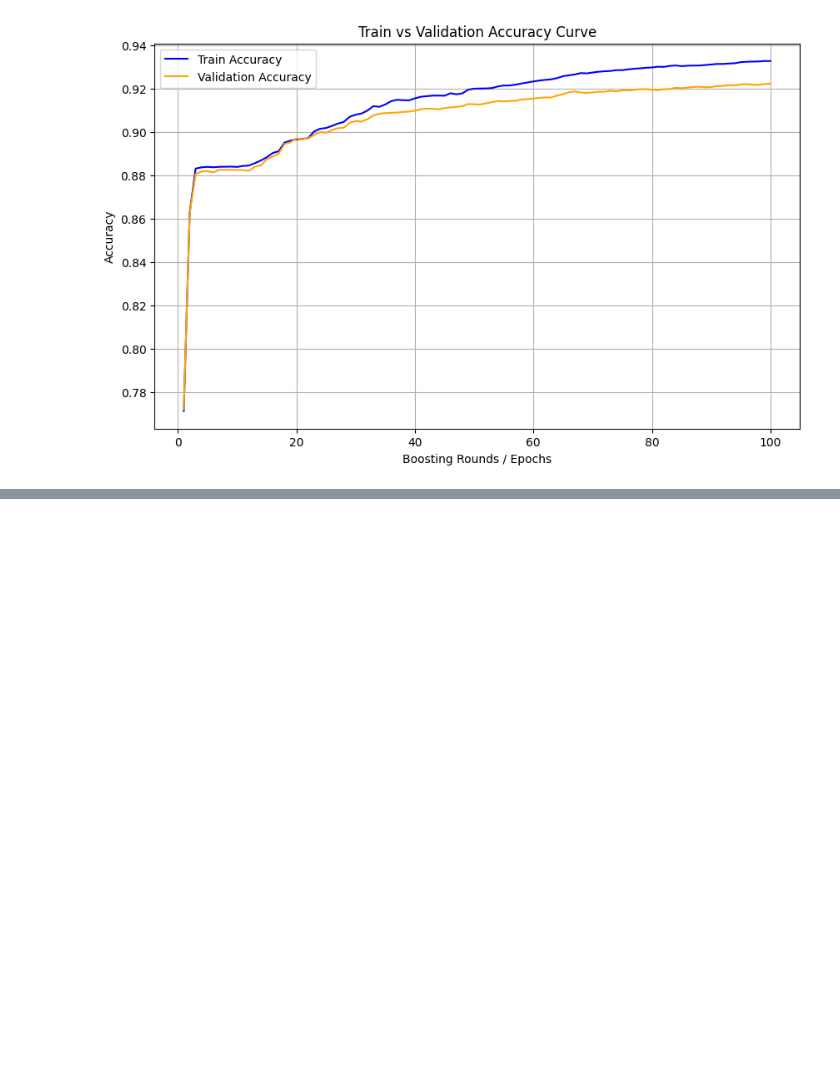
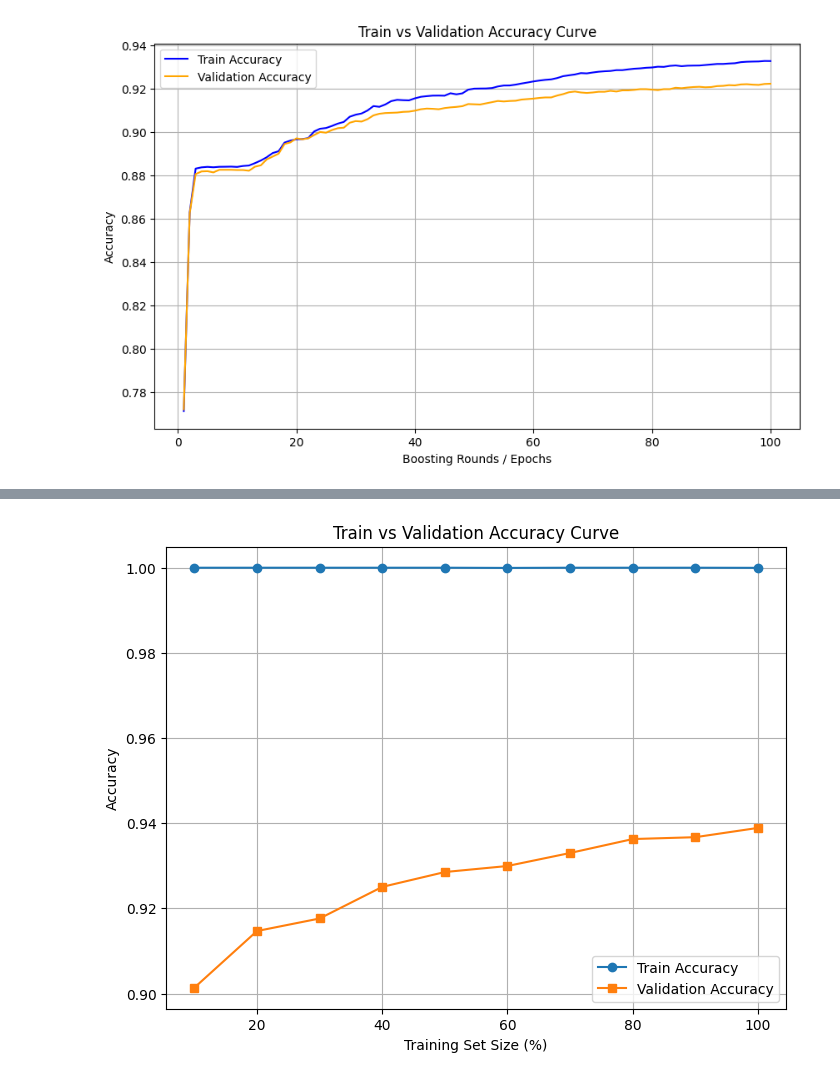
Before and after one commit to surya211099/DetectingPhishingEmail, a Jupyter notebook: DetectPhishingMail.ipynb, the cells around one changed output, grey strips where cells are left out. Drawn from its saved outputs; the diff is of its cells as text; code cells hidden in the pictures; blank space fills up the shorter version.

```diff
--- a/DetectPhishingMail.ipynb
+++ b/DetectPhishingMail.ipynb
@@ -775,0 +914,48 @@ plt.show()
+# %%
+import numpy as np
+import matplotlib.pyplot as plt
+from sklearn.ensemble import RandomForestClassifier
+from sklearn.model_selection import train_test_split
+
+# Assume df is your DataFrame
+# Split features and label (last column assumed as label)
+X = df.iloc[:, :-1]
+y = df.iloc[:, -1]
+
+# Train-validation split
+X_train, X_val, y_train, y_val = train_test_split(X, y, test_size=0.2, random_state=42)
+
+# Arrays to store accuracy
+train_sizes = np.linspace(0.1, 1.0, 10)  # fractions of training data
+train_accuracies = []
+val_accuracies = []
+
+for frac in train_sizes:
+    # Subsample the training data
+    n_samples = int(len(X_train) * frac)
+    X_train_frac = X_train.iloc[:n_samples]
+    y_train_frac = y_train.iloc[:n_samples]
+
+    # Train Random Forest
+    rf = RandomForestClassifier(n_estimators=100, random_state=42)
+    rf.fit(X_train_frac, y_train_frac)
+
+    # Compute train and validation accuracy
+    train_acc = rf.score(X_train_frac, y_train_frac)
+    val_acc = rf.score(X_val, y_val)
+
+    train_accuracies.append(train_acc)
+    val_accuracies.append(val_acc)
+
+# Plot train vs validation accuracy
+plt.figure(figsize=(8,6))
+plt.plot(train_sizes * 100, train_accuracies, marker='o', label='Train Accuracy')
+plt.plot(train_sizes * 100, val_accuracies, marker='s', label='Validation Accuracy')
+plt.title("Train vs Validation Accuracy Curve")
+plt.xlabel("Training Set Size (%)")
+plt.ylabel("Accuracy")
+plt.legend()
+plt.grid(True)
+plt.show()
+# %% [output]
+[figure, added]
```
Also changed, not shown: parts of 3 cells of this notebook.
